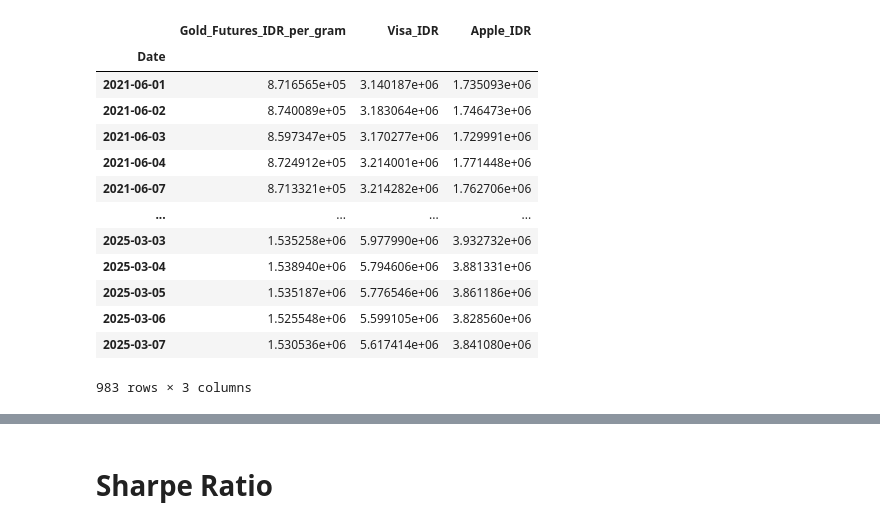
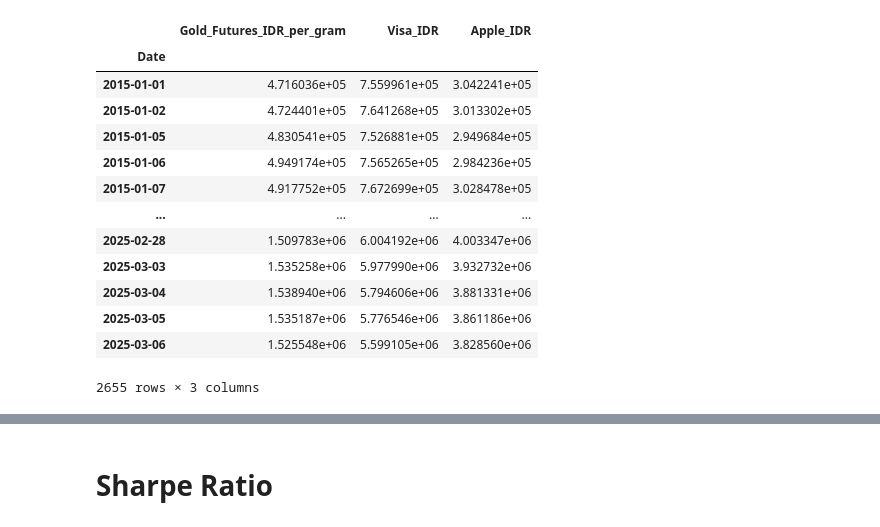
Before and after one commit to alwanrahmanas/markowitz, a Jupyter notebook: US_Stock_Using_Markowitz.ipynb, the cells around one changed output, grey strips where cells are left out. Saved outputs shown, nothing was run; the diff lists cells and outputs as text; code cells hidden in the pictures.

```diff
--- a/US_Stock_Using_Markowitz.ipynb
+++ b/US_Stock_Using_Markowitz.ipynb
@@ -78,18 +80,18 @@ time: 375 ms (started: 2025-03-09 14:21:57 +08:00)
 # %%
-df = data.loc['2021-06-01':]
+df = data.loc['2015-01-01':]
 df
 # %% [output]
 |  | Gold_Futures_IDR_per_gram | Visa_IDR | Apple_IDR |
 | Date |  |  |  |
-| 2021-06-01 | 8.716565e+05 | 3.140187e+06 | 1.735093e+06 |
-| 2021-06-02 | 8.740089e+05 | 3.183064e+06 | 1.746473e+06 |
-| 2021-06-03 | 8.597347e+05 | 3.170277e+06 | 1.729991e+06 |
-| 2021-06-04 | 8.724912e+05 | 3.214001e+06 | 1.771448e+06 |
-| 2021-06-07 | 8.713321e+05 | 3.214282e+06 | 1.762706e+06 |
+| 2015-01-01 | 4.716036e+05 | 7.559961e+05 | 3.042241e+05 |
+| 2015-01-02 | 4.724401e+05 | 7.641268e+05 | 3.013302e+05 |
+| 2015-01-05 | 4.830541e+05 | 7.526881e+05 | 2.949684e+05 |
+| 2015-01-06 | 4.949174e+05 | 7.565265e+05 | 2.984236e+05 |
+| 2015-01-07 | 4.917752e+05 | 7.672699e+05 | 3.028478e+05 |
 | ... | ... | ... | ... |
+| 2025-02-28 | 1.509783e+06 | 6.004192e+06 | 4.003347e+06 |
 | 2025-03-03 | 1.535258e+06 | 5.977990e+06 | 3.932732e+06 |
 | 2025-03-04 | 1.538940e+06 | 5.794606e+06 | 3.881331e+06 |
 | 2025-03-05 | 1.535187e+06 | 5.776546e+06 | 3.861186e+06 |
 | 2025-03-06 | 1.525548e+06 | 5.599105e+06 | 3.828560e+06 |
-| 2025-03-07 | 1.530536e+06 | 5.617414e+06 | 3.841080e+06 |
-983 rows × 3 columns
+2655 rows × 3 columns
```
Also changed, not shown: parts of 36 cells of this notebook.
